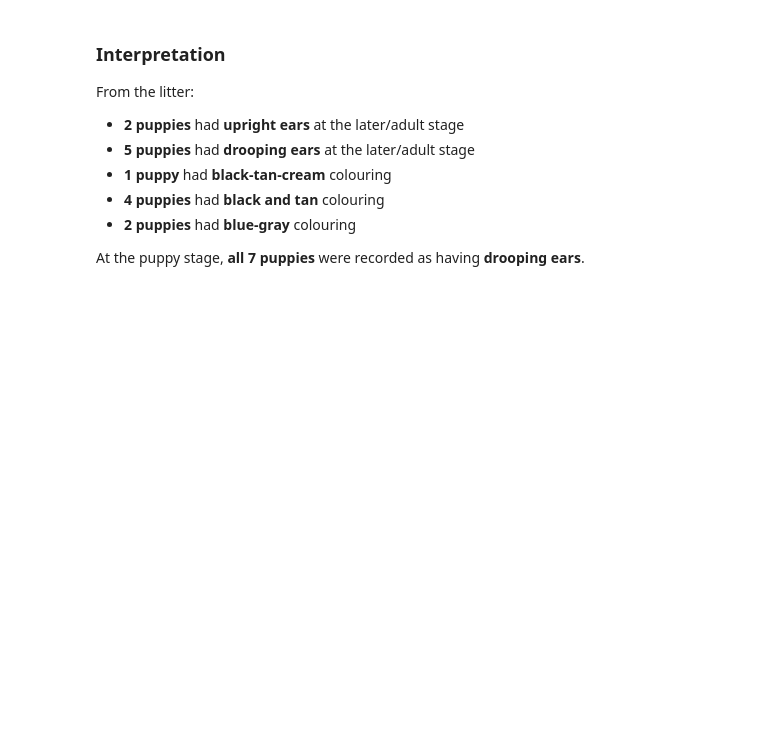
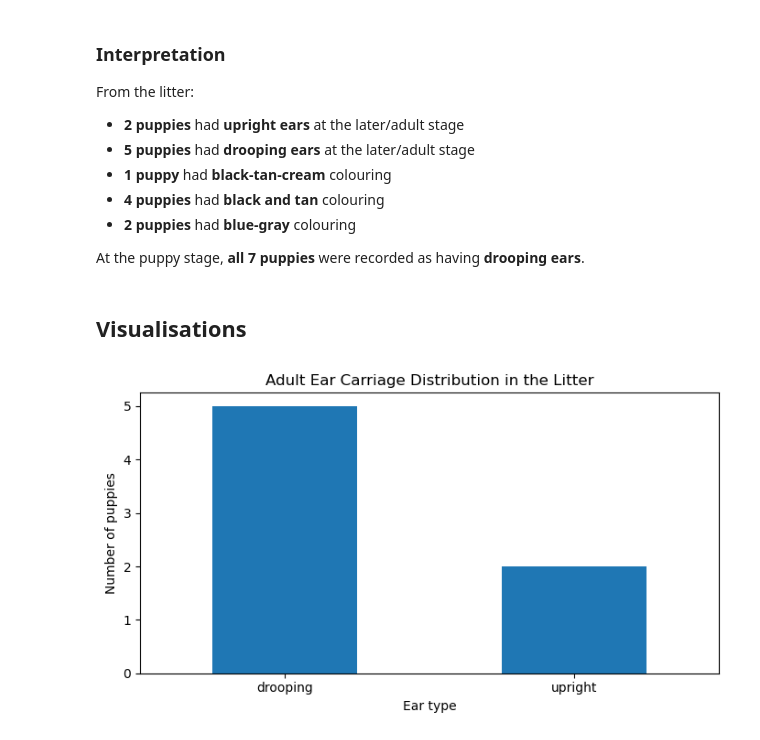
Before and after one commit to Vkp26/Phenotype_traits, a Jupyter notebook: Mydog_phenotype_traits.ipynb, the cells around one changed output. Saved outputs shown, nothing was run; the diff lists cells and outputs as text; code cells hidden in the pictures; blank space fills up the shorter version.

Commit message:
Add files via upload
Added visualisations - graphs, showing distributions of ear type &  coat colour

```diff
--- a/Mydog_phenotype_traits.ipynb
+++ b/Mydog_phenotype_traits.ipynb
@@ -168,3 +168,5 @@ From the litter:
 - **2 puppies** had **blue-gray** colouring
 
 At the puppy stage, **all 7 puppies** were recorded as having **drooping ears**.
+# %% [markdown]
+## Visualisations
@@ -170,0 +175,12 @@ At the puppy stage, **all 7 puppies** were recorded as having **drooping ears**.
+# %%
+ear_plot = litter["ear_adult"].value_counts().sort_index()
+plt.figure(figsize=(7,4))
+ear_plot.plot(kind="bar")
+plt.title("Adult Ear Carriage Distribution in the Litter")
+plt.xlabel("Ear type")
+plt.ylabel("Number of puppies")
+plt.xticks(rotation=0)
+plt.tight_layout()
+plt.show()
+# %% [output]
+[figure, added]
```
Also changed, not shown: parts of 4 cells of this notebook.
